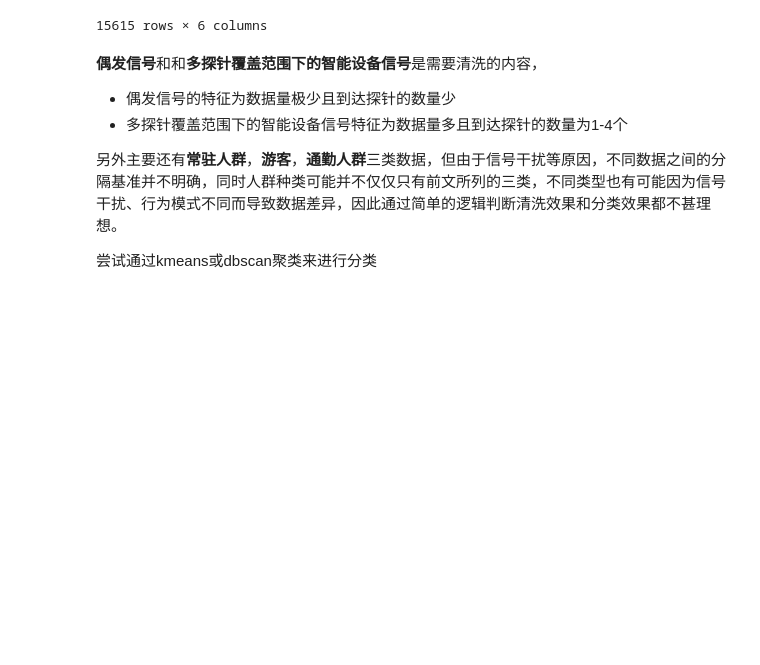
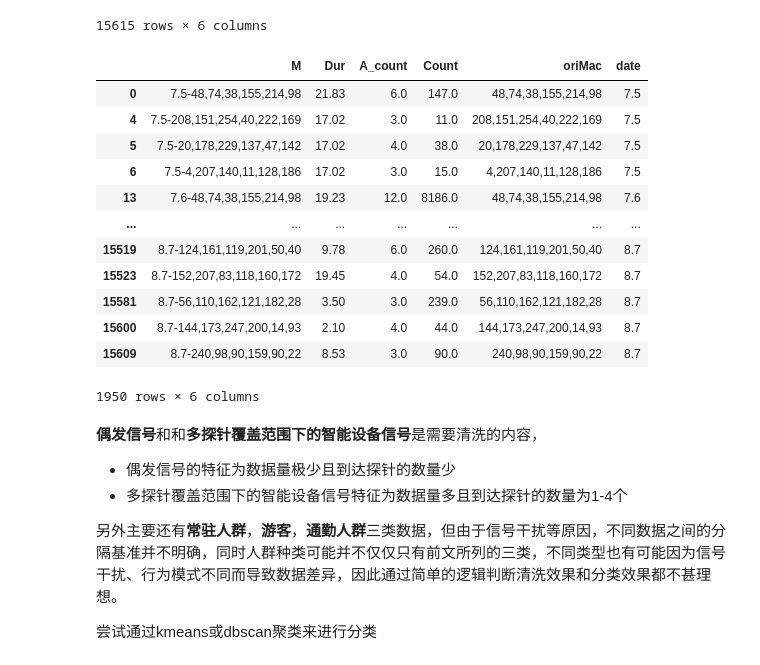
Before and after one commit to RickH-Arch/MEIRL-GAIL-Behavior-Cloning, a Jupyter notebook: wifi_track_data/wifi_track_data_clean_advanced.ipynb, the cells around one changed output. Saved outputs shown, nothing was run; the diff lists cells and outputs as text; code cells hidden in the pictures; blank space fills up the shorter version.

```diff
--- a/wifi_track_data/wifi_track_data_clean_advanced.ipynb
+++ b/wifi_track_data/wifi_track_data_clean_advanced.ipynb
@@ -209,4 +187,27 @@ df_sta
 | 15613 | 8.7-244,76,112,14,81,63 | 0.03 | 1.0 | 3.0 | 244,76,112,14,81,63 | 8.7 |
 | 15614 | 8.7-44,204,230,183,227,126 | 0.20 | 1.0 | 3.0 | 44,204,230,183,227,126 | 8.7 |
 15615 rows × 6 columns
+# %%
+#--初步清理--#
+#剔除一天中数据量小于10的mac
+df_sta = df_sta[df_sta.Count>10]
+#剔除一天中持续时间小于半小时的mac
+df_sta = df_sta[df_sta.Dur>0.5]
+#剔除一天中接受探针数小于3的mac
+df_sta = df_sta[df_sta.A_count>2]
+df_sta
+# %% [output]
+|  | M | Dur | A_count | Count | oriMac | date |
+| 0 | 7.5-48,74,38,155,214,98 | 21.83 | 6.0 | 147.0 | 48,74,38,155,214,98 | 7.5 |
+| 4 | 7.5-208,151,254,40,222,169 | 17.02 | 3.0 | 11.0 | 208,151,254,40,222,169 | 7.5 |
+| 5 | 7.5-20,178,229,137,47,142 | 17.02 | 4.0 | 38.0 | 20,178,229,137,47,142 | 7.5 |
+| 6 | 7.5-4,207,140,11,128,186 | 17.02 | 3.0 | 15.0 | 4,207,140,11,128,186 | 7.5 |
+| 13 | 7.6-48,74,38,155,214,98 | 19.23 | 12.0 | 8186.0 | 48,74,38,155,214,98 | 7.6 |
+| ... | ... | ... | ... | ... | ... | ... |
+| 15519 | 8.7-124,161,119,201,50,40 | 9.78 | 6.0 | 260.0 | 124,161,119,201,50,40 | 8.7 |
+| 15523 | 8.7-152,207,83,118,160,172 | 19.45 | 4.0 | 54.0 | 152,207,83,118,160,172 | 8.7 |
+| 15581 | 8.7-56,110,162,121,182,28 | 3.50 | 3.0 | 239.0 | 56,110,162,121,182,28 | 8.7 |
+| 15600 | 8.7-144,173,247,200,14,93 | 2.10 | 4.0 | 44.0 | 144,173,247,200,14,93 | 8.7 |
+| 15609 | 8.7-240,98,90,159,90,22 | 8.53 | 3.0 | 90.0 | 240,98,90,159,90,22 | 8.7 |
+1950 rows × 6 columns
 # %%
```
Also changed, not shown: parts of 45 cells of this notebook, 1 other file.
